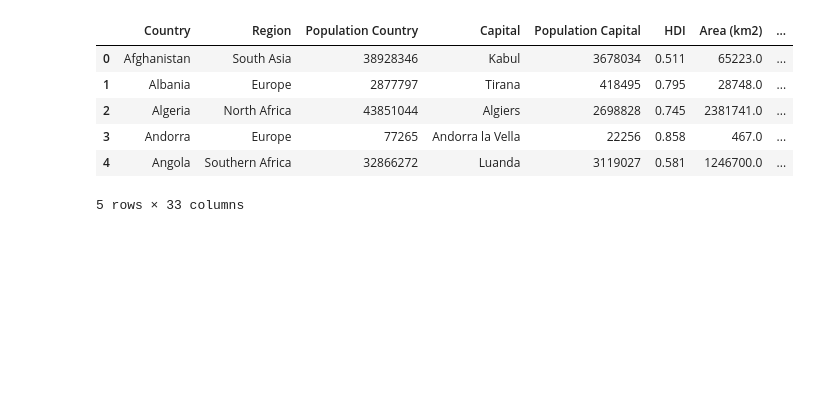
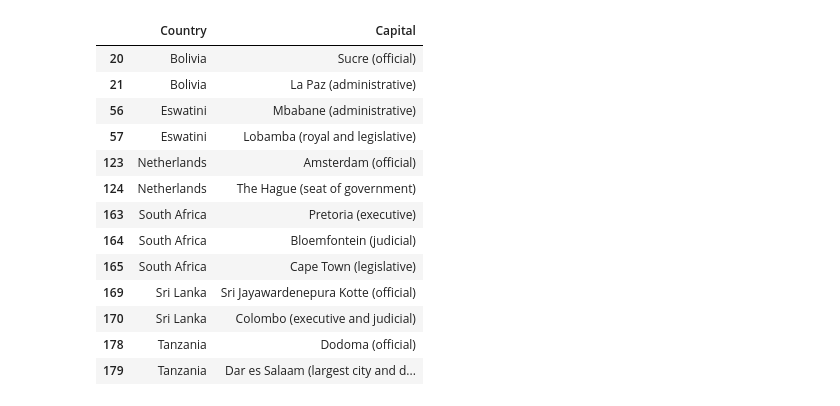
Before and after one commit to HladczukLe/GeoGridSolver, a Jupyter notebook: code/GeoGridSolver.ipynb, the cells around one changed output. Drawn from its saved outputs; the diff is of its cells as text; code cells hidden in the pictures; blank space fills up the shorter version.

```diff
--- a/code/GeoGridSolver.ipynb
+++ b/code/GeoGridSolver.ipynb
@@ -2,12 +16,23 @@
 import pandas as pd
 # %%
 dataset = pd.read_csv("C:\\GeoGridSolver\\data\\world_data.csv", sep=";", encoding='latin1')
-dataset.head()
-# %% [output]
-|  | Country | Region | Population Country | Capital | Population Capital | HDI | Area (km2) | ... |
-| 0 | Afghanistan | South Asia | 38928346 | Kabul | 3678034 | 0.511 | 65223.0 | ... |
-| 1 | Albania | Europe | 2877797 | Tirana | 418495 | 0.795 | 28748.0 | ... |
-| 2 | Algeria | North Africa | 43851044 | Algiers | 2698828 | 0.745 | 2381741.0 | ... |
-| 3 | Andorra | Europe | 77265 | Andorra la Vella | 22256 | 0.858 | 467.0 | ... |
-| 4 | Angola | Southern Africa | 32866272 | Luanda | 3119027 | 0.581 | 1246700.0 | ... |
-5 rows × 33 columns
+# %%
+#Countries that are duplicated have more than one capital
+duplicated = dataset[dataset.duplicated(['Country'], keep=False)]
+duplicated = duplicated[['Country','Capital']]
+duplicated
+# %% [output]
+|  | Country | Capital |
+| 20 | Bolivia | Sucre (official) |
+| 21 | Bolivia | La Paz (administrative) |
+| 56 | Eswatini | Mbabane (administrative) |
+| 57 | Eswatini | Lobamba (royal and legislative) |
+| 123 | Netherlands | Amsterdam (official) |
+| 124 | Netherlands | The Hague (seat of government) |
+| 163 | South Africa | Pretoria (executive) |
+| 164 | South Africa | Bloemfontein (judicial) |
+| 165 | South Africa | Cape Town (legislative) |
+| 169 | Sri Lanka | Sri Jayawardenepura Kotte (official) |
+| 170 | Sri Lanka | Colombo (executive and judicial) |
+| 178 | Tanzania | Dodoma (official) |
+| 179 | Tanzania | Dar es Salaam (largest city and d... |
```
Also changed, not shown: parts of 19 cells of this notebook.
